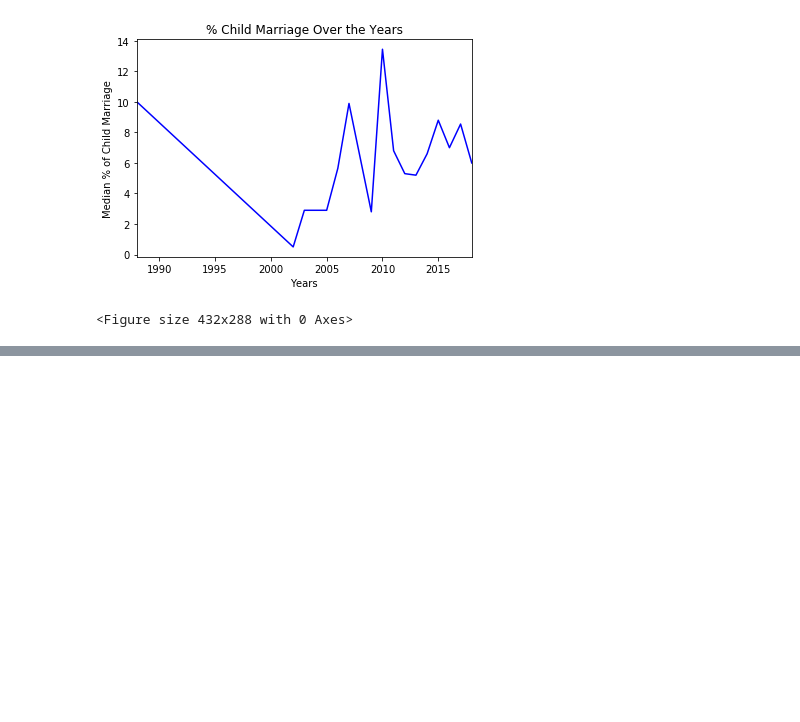
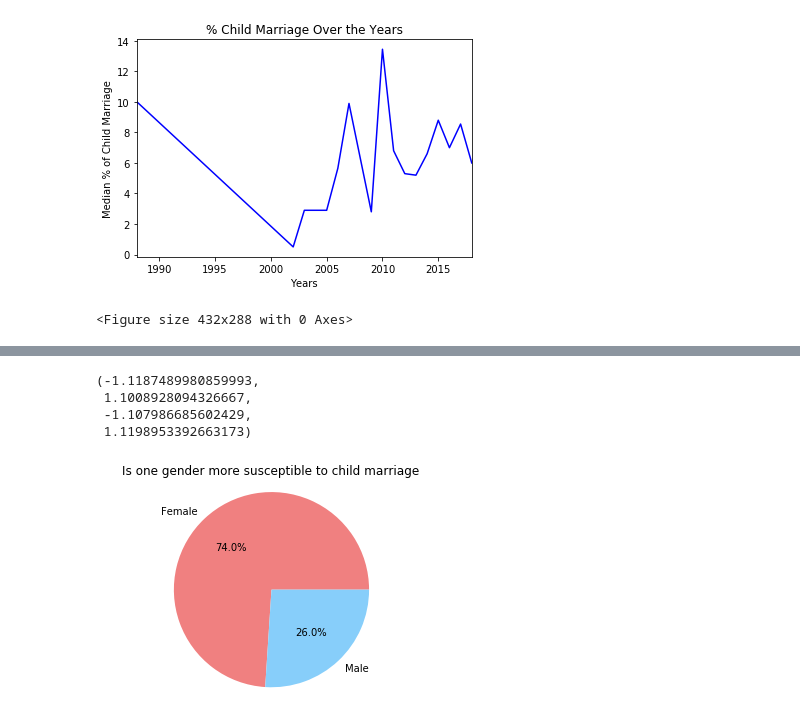
Before and after one commit to Hph7/Project1, a Jupyter notebook: project1.ipynb, the cells around one changed output, grey strips where cells are left out. Cells and saved outputs as stored; diff of their text form; code cells hidden in the pictures; blank space fills up the shorter version.

Commit message:
added resources folder and other questions

```diff
--- a/project1.ipynb
+++ b/project1.ipynb
@@ -144,0 +383,18 @@ Ttest_indResult(statistic=-2704.2423148013004, pvalue=0.0)
+# %%
+# Question 4: Is one gender more susceptible to child marriage than the other? (pie graph)
+gender_df = childmarriage_final.groupby('Sex')['Sex'].count()
+gender = ["Female", "Male"]
+colors = ['lightcoral', 'lightskyblue']
+
+plt.pie(gender_df,labels=gender, autopct="%1.1f%%",colors=colors, shadow=False, startangle=0)
+plt.title("Is one gender more susceptible to child marriage")
+plt.axis("equal")
+
+#lt.savefig("../Images/Gender_childmarriage.png")
+#plt.show()
+# %% [output]
+(-1.1187489980859993,
+ 1.1008928094326667,
+ -1.107986685602429,
+ 1.1198953392663173)
+[figure, added]
```
Also changed, not shown: parts of 16 cells of this notebook, 2 other files.
